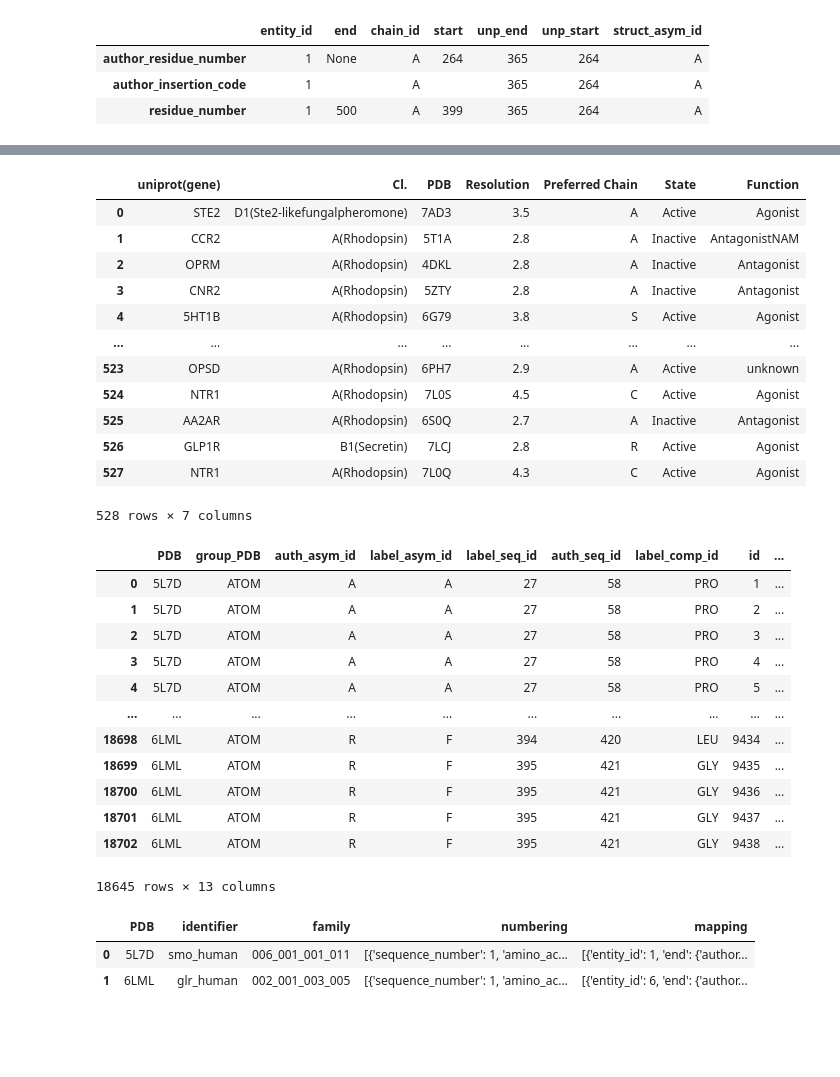
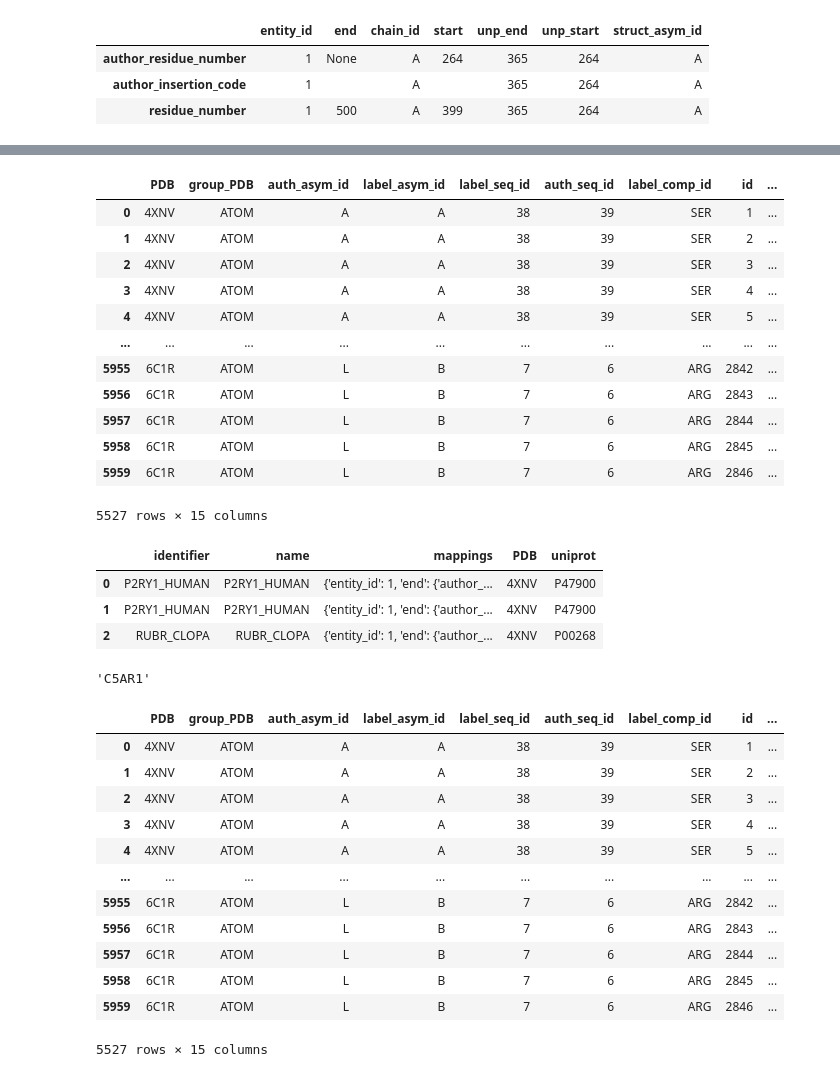
Before and after one commit to flurinh/mt, a Jupyter notebook: mmcif.ipynb, the cells around one changed output, grey strips where cells are left out. Cells and saved outputs as stored; diff of their text form; code cells hidden in the pictures; blank space fills up the shorter version.

```diff
--- a/mmcif.ipynb
+++ b/mmcif.ipynb
@@ -430,12 +430,14 @@ class DataLoader():
                 numbering = self.get_res_nums(protein)
                 if i == 0:
                     self.structure = self.load_cifs(pdb_id)
+                    self.structure['identifier'] = protein.upper()
                     self.mappings = self.get_mapping(pdb_id)
                     numb = [pdb_id, protein, family, numbering]
                     # numb = [pdb_id, protein, self.entry_to_ac(protein), family, numbering]
                     self.numbering = self.numbering.append(pd.DataFrame(numb).T)
                 else:
                     structure = self.load_cifs(pdb_id)
+                    structure['identifier'] = protein.upper()
                     self.structure = self.structure.append(structure, ignore_index=True)
                     self.mappings = self.mappings.append(self.get_mapping(pdb_id), ignore_index=True)
                     # self.numbering = self.numbering.append(pd.DataFrame(data=[pdb_id, protein, self.entry_to_ac(protein),
@@ -446,7 +448,10 @@ class DataLoader():
 
         if remove_hetatm:
             self.structure = self.structure[self.structure['group_PDB']!='HETATM']
-            data.structure['label_seq_id'] = data.structure['label_seq_id'].astype(np.int64)
+            self.structure['label_seq_id'] = self.structure['label_seq_id'].astype(np.int64)
+        self.structure['label_comp_sid'] = self.structure.apply(lambda x: \
+                                                                gemmi.find_tabulated_residue(x.label_comp_id).one_letter_code,
+                                                                axis=1)
         # self.numbering.columns = ['pdb', 'identifier', 'uniprot', 'family', 'numbering']
         # self.structure['auth_seq_id'] = self.structure['auth_seq_id'].astype(np.int8)
         # self.structure['id'] = self.structure['id'].astype(np.int8)
@@ -557,3 +520,0 @@ new['mapping'] = new.apply(lambda x: lookup(x.PDB, x.identifier, maps), axis=1)
-# %%
-for i in range(len(new)):
-    print(new['mapping'].iloc[i])
@@ -569,33 +521,24 @@ new
-# %%
-data.table
-# %% [output]
-|  | uniprot(gene) | Cl. | PDB | Resolution | Preferred Chain | State | Function |
-| 0 | STE2 | D1(Ste2-likefungalpheromone) | 7AD3 | 3.5 | A | Active | Agonist |
-| 1 | CCR2 | A(Rhodopsin) | 5T1A | 2.8 | A | Inactive | AntagonistNAM |
-| 2 | OPRM | A(Rhodopsin) | 4DKL | 2.8 | A | Inactive | Antagonist |
-| 3 | CNR2 | A(Rhodopsin) | 5ZTY | 2.8 | A | Inactive | Antagonist |
-| 4 | 5HT1B | A(Rhodopsin) | 6G79 | 3.8 | S | Active | Agonist |
-| ... | ... | ... | ... | ... | ... | ... | ... |
-| 523 | OPSD | A(Rhodopsin) | 6PH7 | 2.9 | A | Active | unknown |
-| 524 | NTR1 | A(Rhodopsin) | 7L0S | 4.5 | C | Active | Agonist |
-| 525 | AA2AR | A(Rhodopsin) | 6S0Q | 2.7 | A | Inactive | Antagonist |
-| 526 | GLP1R | B1(Secretin) | 7LCJ | 2.8 | R | Active | Agonist |
-| 527 | NTR1 | A(Rhodopsin) | 7L0Q | 4.3 | C | Active | Agonist |
-528 rows × 7 columns
 # %%
 data.structure
 # %% [output]
 |  | PDB | group_PDB | auth_asym_id | label_asym_id | label_seq_id | auth_seq_id | label_comp_id | id | ... |
-| 0 | 5L7D | ATOM | A | A | 27 | 58 | PRO | 1 | ... |
-| 1 | 5L7D | ATOM | A | A | 27 | 58 | PRO | 2 | ... |
-| 2 | 5L7D | ATOM | A | A | 27 | 58 | PRO | 3 | ... |
-| 3 | 5L7D | ATOM | A | A | 27 | 58 | PRO | 4 | ... |
-| 4 | 5L7D | ATOM | A | A | 27 | 58 | PRO | 5 | ... |
+| 0 | 4XNV | ATOM | A | A | 38 | 39 | SER | 1 | ... |
+| 1 | 4XNV | ATOM | A | A | 38 | 39 | SER | 2 | ... |
+| 2 | 4XNV | ATOM | A | A | 38 | 39 | SER | 3 | ... |
+| 3 | 4XNV | ATOM | A | A | 38 | 39 | SER | 4 | ... |
+| 4 | 4XNV | ATOM | A | A | 38 | 39 | SER | 5 | ... |
 | ... | ... | ... | ... | ... | ... | ... | ... | ... | ... |
-| 18698 | 6LML | ATOM | R | F | 394 | 420 | LEU | 9434 | ... |
-| 18699 | 6LML | ATOM | R | F | 395 | 421 | GLY | 9435 | ... |
-| 18700 | 6LML | ATOM | R | F | 395 | 421 | GLY | 9436 | ... |
-| 18701 | 6LML | ATOM | R | F | 395 | 421 | GLY | 9437 | ... |
-| 18702 | 6LML | ATOM | R | F | 395 | 421 | GLY | 9438 | ... |
+| 5955 | 6C1R | ATOM | L | B | 7 | 6 | ARG | 2842 | ... |
+| 5956 | 6C1R | ATOM | L | B | 7 | 6 | ARG | 2843 | ... |
+| 5957 | 6C1R | ATOM | L | B | 7 | 6 | ARG | 2844 | ... |
+| 5958 | 6C1R | ATOM | L | B | 7 | 6 | ARG | 2845 | ... |
+| 5959 | 6C1R | ATOM | L | B | 7 | 6 | ARG | 2846 | ... |
-18645 rows × 13 columns
+5527 rows × 15 columns
+# %%
+mappings
+# %% [output]
+|  | identifier | name | mappings | PDB | uniprot |
+| 0 | P2RY1_HUMAN | P2RY1_HUMAN | {'entity_id': 1, 'end': {'author_... | 4XNV | P47900 |
+| 1 | P2RY1_HUMAN | P2RY1_HUMAN | {'entity_id': 1, 'end': {'author_... | 4XNV | P47900 |
+| 2 | RUBR_CLOPA | RUBR_CLOPA | {'entity_id': 1, 'end': {'author_... | 4XNV | P00268 |
 # %%
@@ -602,0 +547,5 @@ df = pd.merge(data.table, data.structure, on='PDB')
+# %%
+for i, pdb in enumerate(list(set(list(data.structure['PDB'])))):
+    data.structure[data.structure['identifier']] = data.table[data.table['PDB']==pdb]['uniprot(gene)'].iloc[0]
+# %% [output]
+'C5AR1'
@@ -603,6 +573,16 @@ df = pd.merge(data.table, data.structure, on='PDB')
 # %%
-data.numbering
+data.structure
 # %% [output]
-|  | PDB | identifier | family | numbering | mapping |
-| 0 | 5L7D | smo_human | 006_001_001_011 | [{'sequence_number': 1, 'amino_ac... | [{'entity_id': 1, 'end': {'author... |
-| 1 | 6LML | glr_human | 002_001_003_005 | [{'sequence_number': 1, 'amino_ac... | [{'entity_id': 6, 'end': {'author... |
+|  | PDB | group_PDB | auth_asym_id | label_asym_id | label_seq_id | auth_seq_id | label_comp_id | id | ... |
+| 0 | 4XNV | ATOM | A | A | 38 | 39 | SER | 1 | ... |
+| 1 | 4XNV | ATOM | A | A | 38 | 39 | SER | 2 | ... |
+| 2 | 4XNV | ATOM | A | A | 38 | 39 | SER | 3 | ... |
+| 3 | 4XNV | ATOM | A | A | 38 | 39 | SER | 4 | ... |
+| 4 | 4XNV | ATOM | A | A | 38 | 39 | SER | 5 | ... |
+| ... | ... | ... | ... | ... | ... | ... | ... | ... | ... |
+| 5955 | 6C1R | ATOM | L | B | 7 | 6 | ARG | 2842 | ... |
+| 5956 | 6C1R | ATOM | L | B | 7 | 6 | ARG | 2843 | ... |
+| 5957 | 6C1R | ATOM | L | B | 7 | 6 | ARG | 2844 | ... |
+| 5958 | 6C1R | ATOM | L | B | 7 | 6 | ARG | 2845 | ... |
+| 5959 | 6C1R | ATOM | L | B | 7 | 6 | ARG | 2846 | ... |
+5527 rows × 15 columns
```
Also changed, not shown: parts of 84 cells of this notebook.
